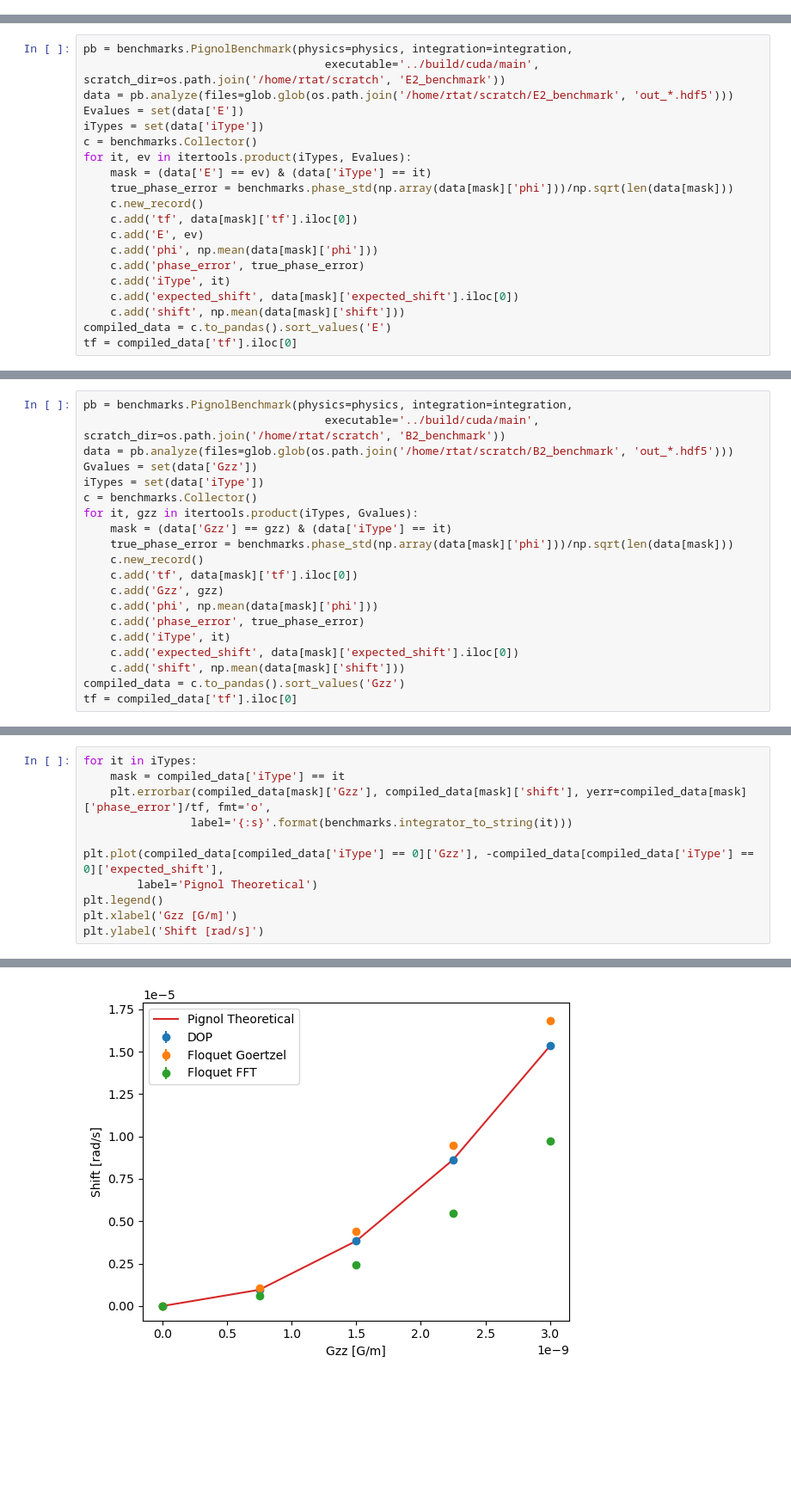
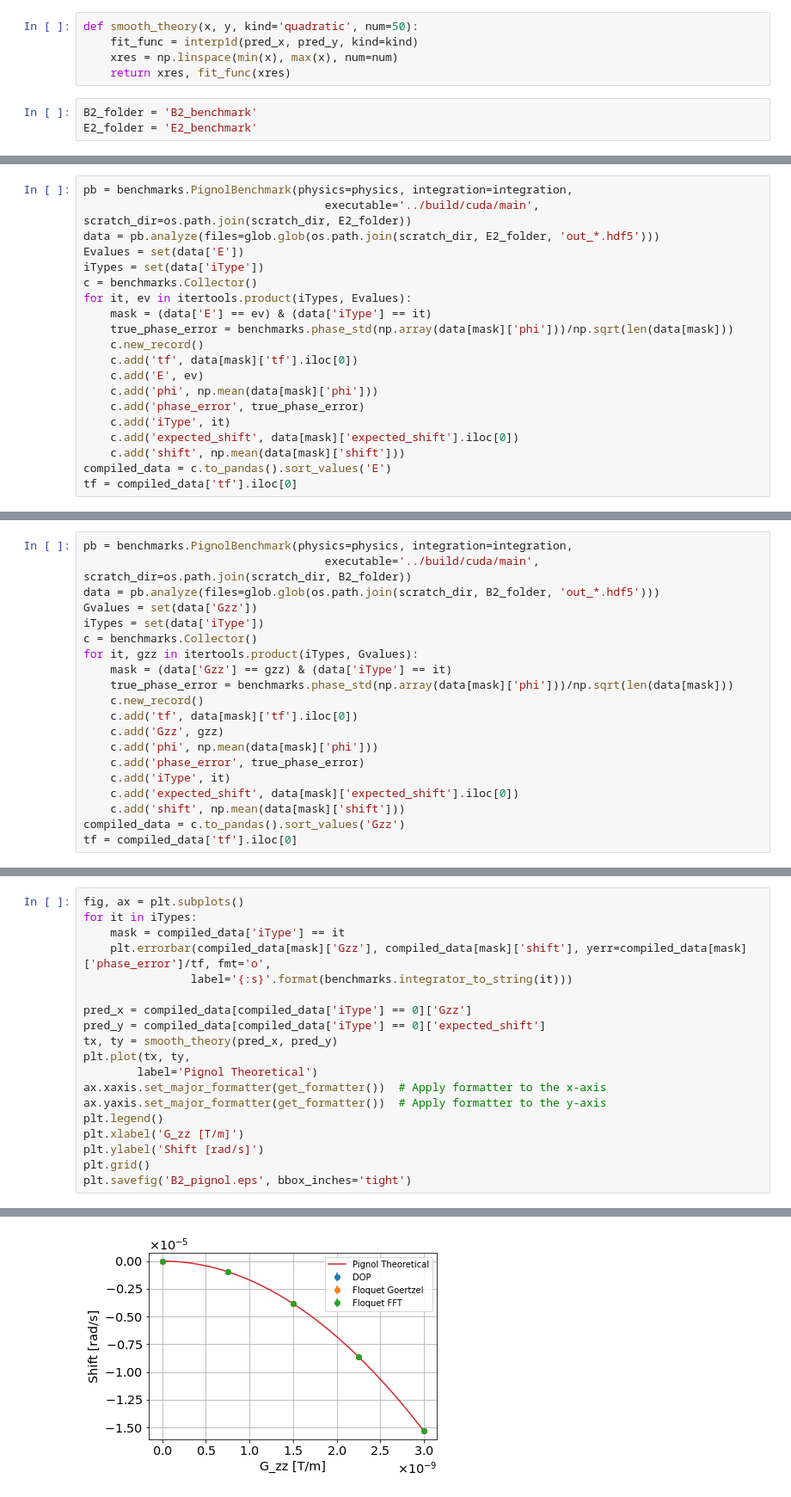
Before and after one commit to rtat-caltech/Spin-tracking, a Jupyter notebook: benchmarks/PignolBenchmarks.ipynb, the cells around one changed output, grey strips where cells are left out. Shown at 86% size. Cells and saved outputs as stored; diff of their text form; blank space fills up the shorter version.

```diff
--- a/benchmarks/PignolBenchmarks.ipynb
+++ b/benchmarks/PignolBenchmarks.ipynb
@@ -37 +63,9 @@ scratch_dir = '/home/rtat/scratch/high_temp_test'
+# %%
+def smooth_theory(x, y, kind='quadratic', num=50):
+    fit_func = interp1d(pred_x, pred_y, kind=kind)
+    xres = np.linspace(min(x), max(x), num=num)
+    return xres, fit_func(xres)
+# %%
+B2_folder = 'B2_benchmark'
+E2_folder = 'E2_benchmark'
 # %%
@@ -98,7 +107,7 @@ iter 99, duration 10, 81
 # %%
 pb = benchmarks.PignolBenchmark(physics=physics, integration=integration,
-                                    executable='../build/cuda/main', scratch_dir=os.path.join('/home/rtat/scratch', 'E2_benchmark'))
-data = pb.analyze(files=glob.glob(os.path.join('/home/rtat/scratch/E2_benchmark', 'out_*.hdf5')))
+                                    executable='../build/cuda/main', scratch_dir=os.path.join(scratch_dir, E2_folder))
+data = pb.analyze(files=glob.glob(os.path.join(scratch_dir, E2_folder, 'out_*.hdf5')))
 Evalues = set(data['E'])
 iTypes = set(data['iType'])
 c = benchmarks.Collector()
@@ -139,7 +149,7 @@ Text(0, 0.5, 'Shift [rad/s]')
 # %%
 pb = benchmarks.PignolBenchmark(physics=physics, integration=integration,
-                                    executable='../build/cuda/main', scratch_dir=os.path.join('/home/rtat/scratch', 'B2_benchmark'))
-data = pb.analyze(files=glob.glob(os.path.join('/home/rtat/scratch/B2_benchmark', 'out_*.hdf5')))
+                                    executable='../build/cuda/main', scratch_dir=os.path.join(scratch_dir, B2_folder))
+data = pb.analyze(files=glob.glob(os.path.join(scratch_dir, B2_folder, 'out_*.hdf5')))
 Gvalues = set(data['Gzz'])
 iTypes = set(data['iType'])
 c = benchmarks.Collector()
@@ -166,12 +169,20 @@ Regime: diffusive adiabatic
 # %%
+fig, ax = plt.subplots()
 for it in iTypes:
     mask = compiled_data['iType'] == it
     plt.errorbar(compiled_data[mask]['Gzz'], compiled_data[mask]['shift'], yerr=compiled_data[mask]['phase_error']/tf, fmt='o',
                 label='{:s}'.format(benchmarks.integrator_to_string(it)))
 
-plt.plot(compiled_data[compiled_data['iType'] == 0]['Gzz'], -compiled_data[compiled_data['iType'] == 0]['expected_shift'],
+pred_x = compiled_data[compiled_data['iType'] == 0]['Gzz']
+pred_y = compiled_data[compiled_data['iType'] == 0]['expected_shift']
+tx, ty = smooth_theory(pred_x, pred_y)
+plt.plot(tx, ty,
         label='Pignol Theoretical')
+ax.xaxis.set_major_formatter(get_formatter())  # Apply formatter to the x-axis
+ax.yaxis.set_major_formatter(get_formatter())  # Apply formatter to the y-axis
 plt.legend()
-plt.xlabel('Gzz [G/m]')
+plt.xlabel('G_zz [T/m]')
 plt.ylabel('Shift [rad/s]')
+plt.grid()
+plt.savefig('B2_pignol.eps', bbox_inches='tight')
 # %% [output]
@@ -179 +190 @@ Text(0, 0.5, 'Shift [rad/s]')
-[figure, old version]
+[figure, new version]
```
Also changed, not shown: parts of 14 cells of this notebook, 11 other files.
